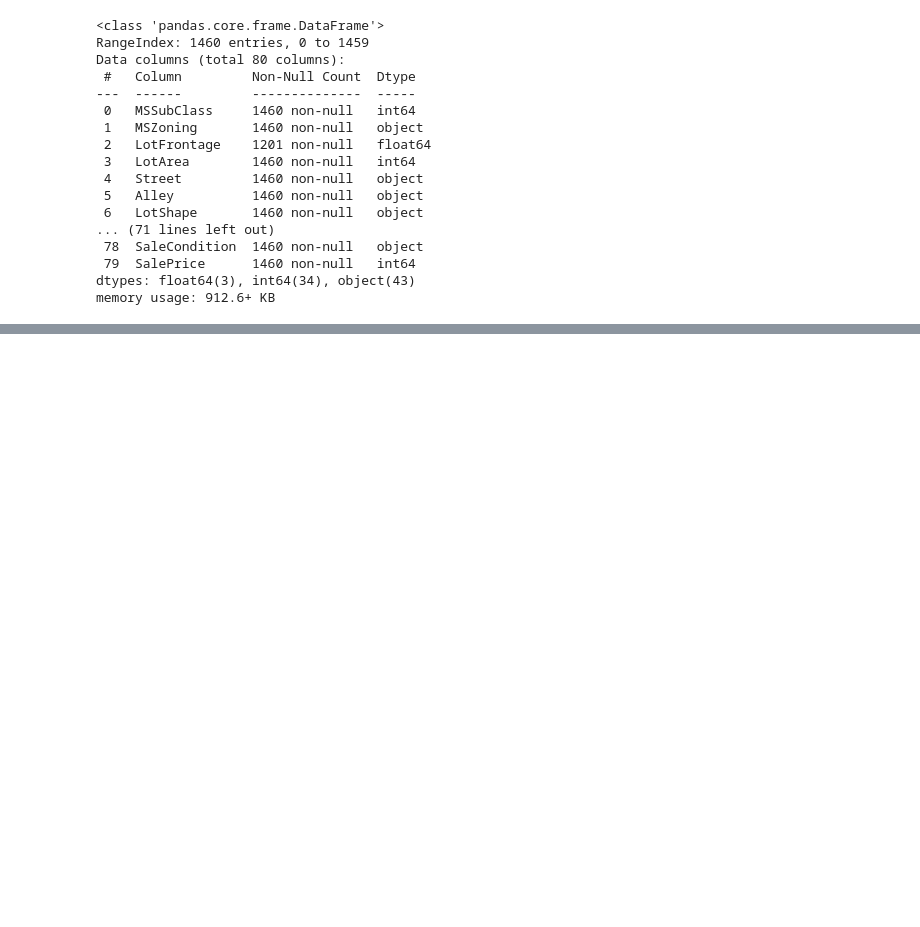
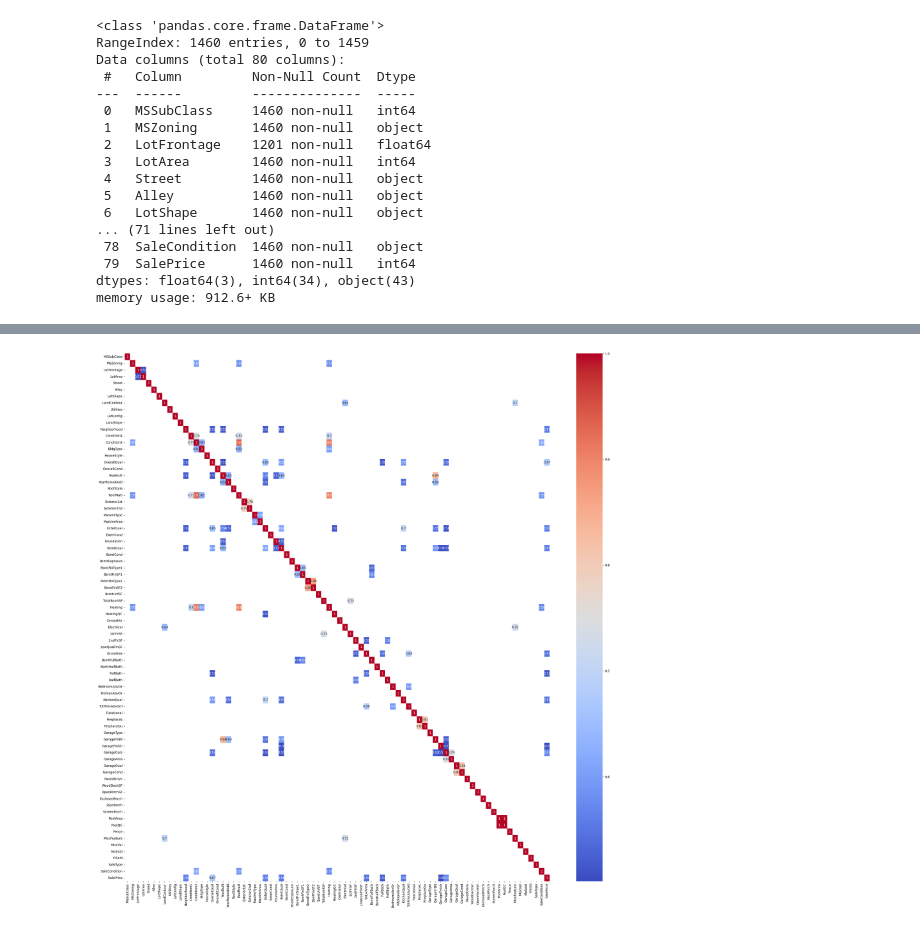
Before and after one commit to DuarteCardoso07/ML_houseprices, a Jupyter notebook: code.ipynb, the cells around one changed output, grey strips where cells are left out. Drawn from its saved outputs; the diff is of its cells as text; code cells hidden in the pictures; blank space fills up the shorter version.

```diff
--- a/code.ipynb
+++ b/code.ipynb
@@ -191,0 +192,9 @@ df
+# %%
+#Variáveis ordinal e categoricas
+corr_kendall = df.corr(method='kendall')
+corr_kendall = corr_kendall[corr_kendall.abs()> threshold_corr]
+plt.figure(figsize=(30, 30))
+sn.heatmap(corr_kendall,annot=True,cmap='coolwarm')
+plt.show()
+# %% [output]
+[figure, added]
```
Also changed, not shown: parts of 9 cells of this notebook.
